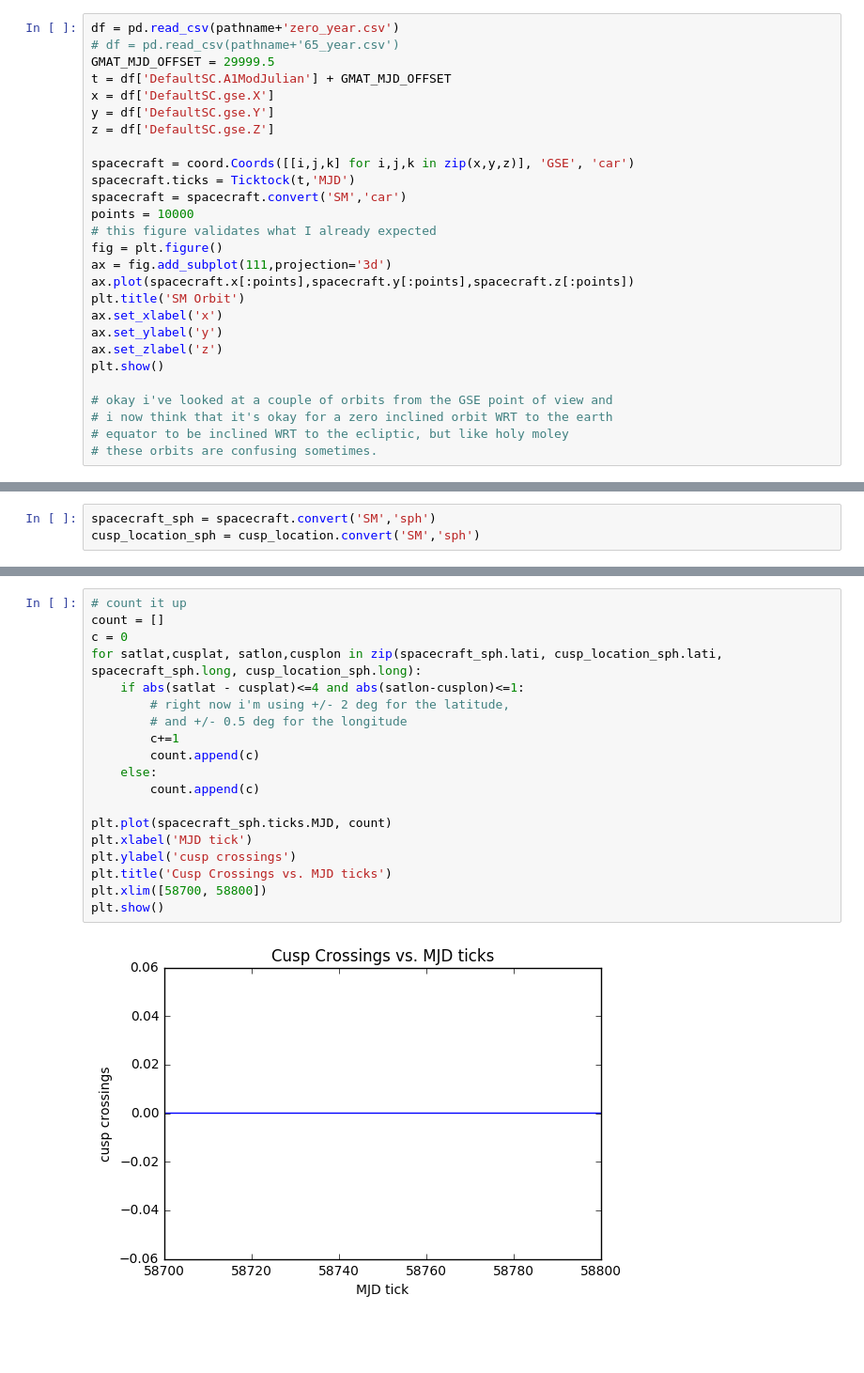
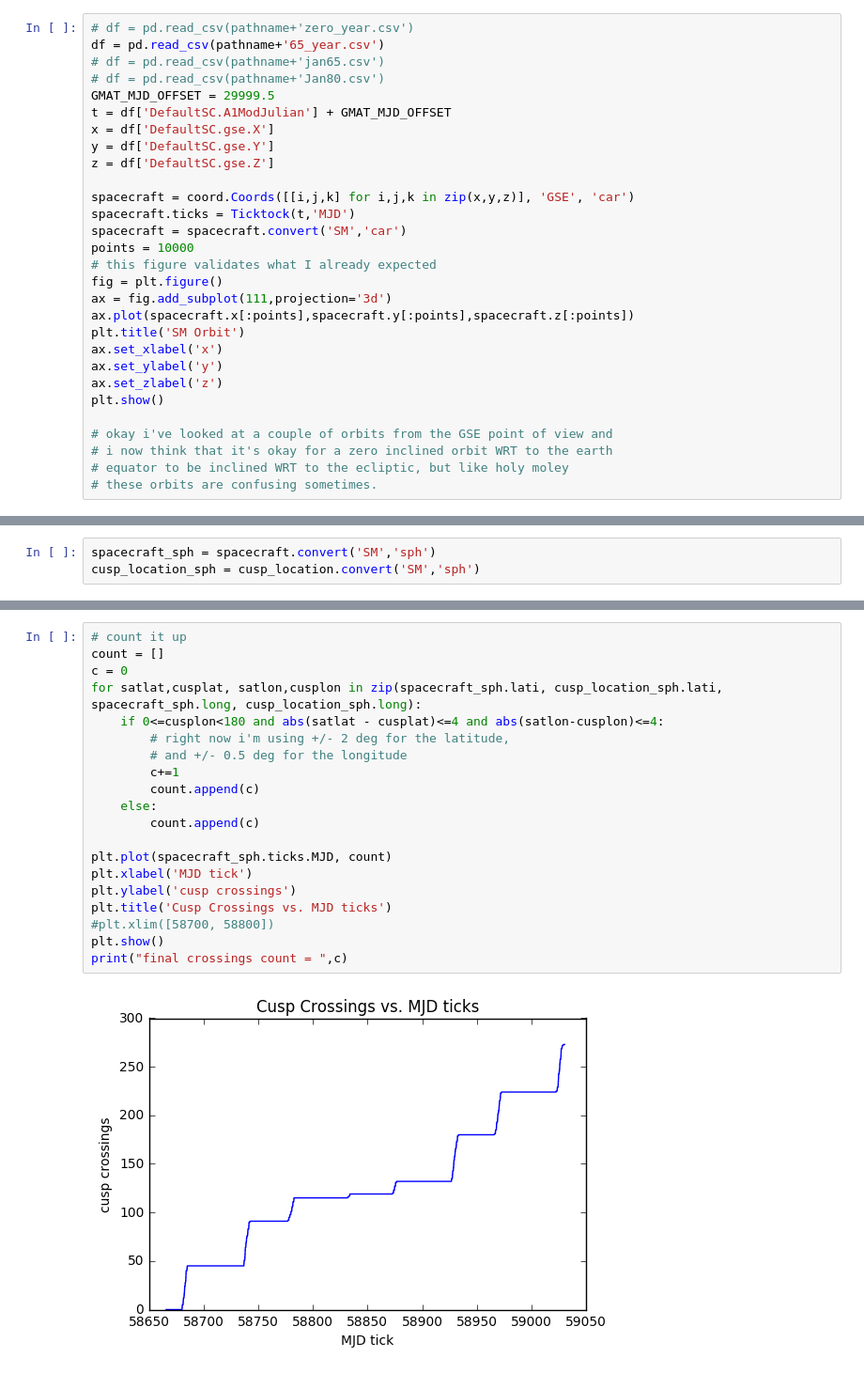
Before and after one commit to fsbr/se3-path-planner, a Jupyter notebook: modularPlanner/Working Cusp Test of Latitude.ipynb, the cells around one changed output, grey strips where cells are left out. Shown: that part at 94% size. Saved outputs shown, nothing was run; the diff lists cells and outputs as text; blank space fills up the shorter version.

```diff
--- a/modularPlanner/Working Cusp Test of Latitude.ipynb
+++ b/modularPlanner/Working Cusp Test of Latitude.ipynb
@@ -14,8 +14,10 @@ earth_radius_ax = 1.5*6371 #km
 pathname = '../../data-se3-path-planner/yearData/cuspCrossings2019/'
 sys.path.append(pathname)
 # %%
-df = pd.read_csv(pathname+'zero_year.csv')
-# df = pd.read_csv(pathname+'65_year.csv')
+# df = pd.read_csv(pathname+'zero_year.csv')
+df = pd.read_csv(pathname+'65_year.csv')
+# df = pd.read_csv(pathname+'jan65.csv')
+# df = pd.read_csv(pathname+'Jan80.csv')
 GMAT_MJD_OFFSET = 29999.5
 t = df['DefaultSC.A1ModJulian'] + GMAT_MJD_OFFSET
 x = df['DefaultSC.gse.X']
@@ -115,21 +118,22 @@ plt.show()
 # %%
 # count it up
 count = []
 c = 0
 for satlat,cusplat, satlon,cusplon in zip(spacecraft_sph.lati, cusp_location_sph.lati, spacecraft_sph.long, cusp_location_sph.long):
-    if abs(satlat - cusplat)<=4 and abs(satlon-cusplon)<=1:
+    if 0<=cusplon<180 and abs(satlat - cusplat)<=4 and abs(satlon-cusplon)<=4:
         # right now i'm using +/- 2 deg for the latitude,
         # and +/- 0.5 deg for the longitude
         c+=1
         count.append(c)
     else:
         count.append(c)
 
 plt.plot(spacecraft_sph.ticks.MJD, count)
 plt.xlabel('MJD tick')
 plt.ylabel('cusp crossings')
 plt.title('Cusp Crossings vs. MJD ticks')
-plt.xlim([58700, 58800])
+#plt.xlim([58700, 58800])
 plt.show()
+print("final crossings count = ",c)
 # %% [output]
-[figure, old version]
+[figure, new version]
```
Also changed, not shown: parts of 7 cells of this notebook, 2 other files.
